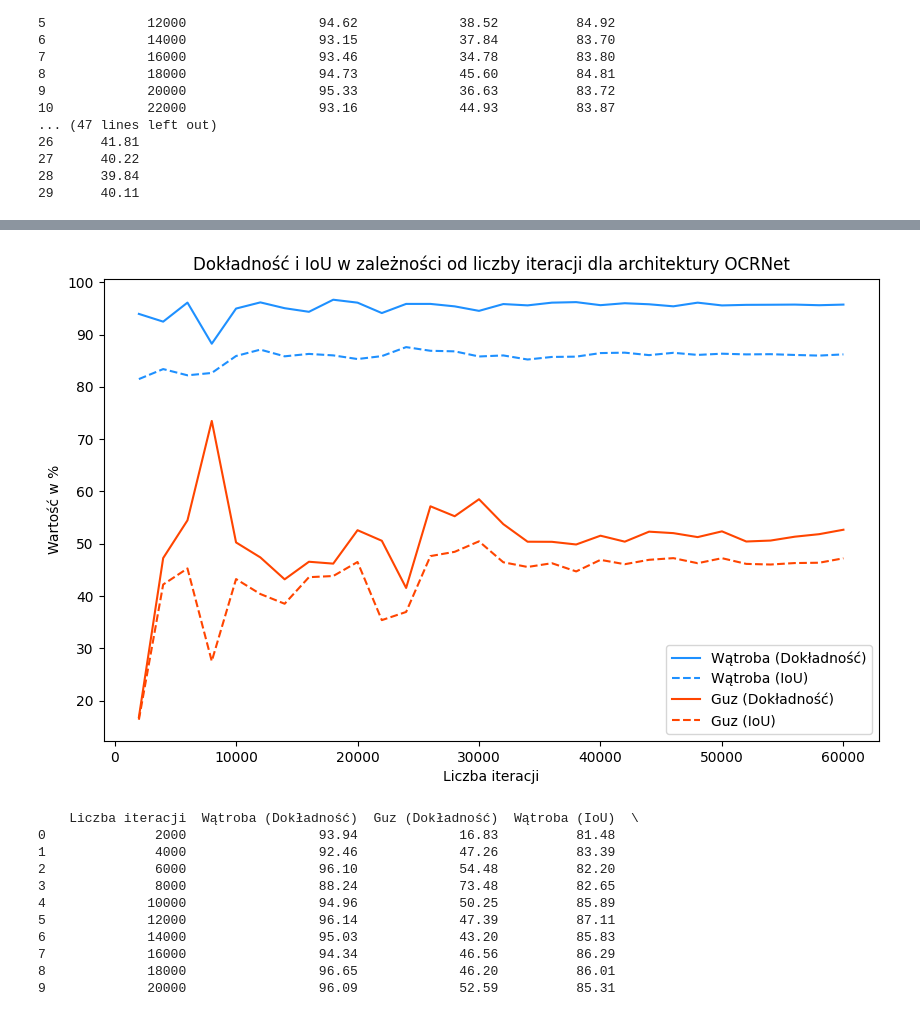
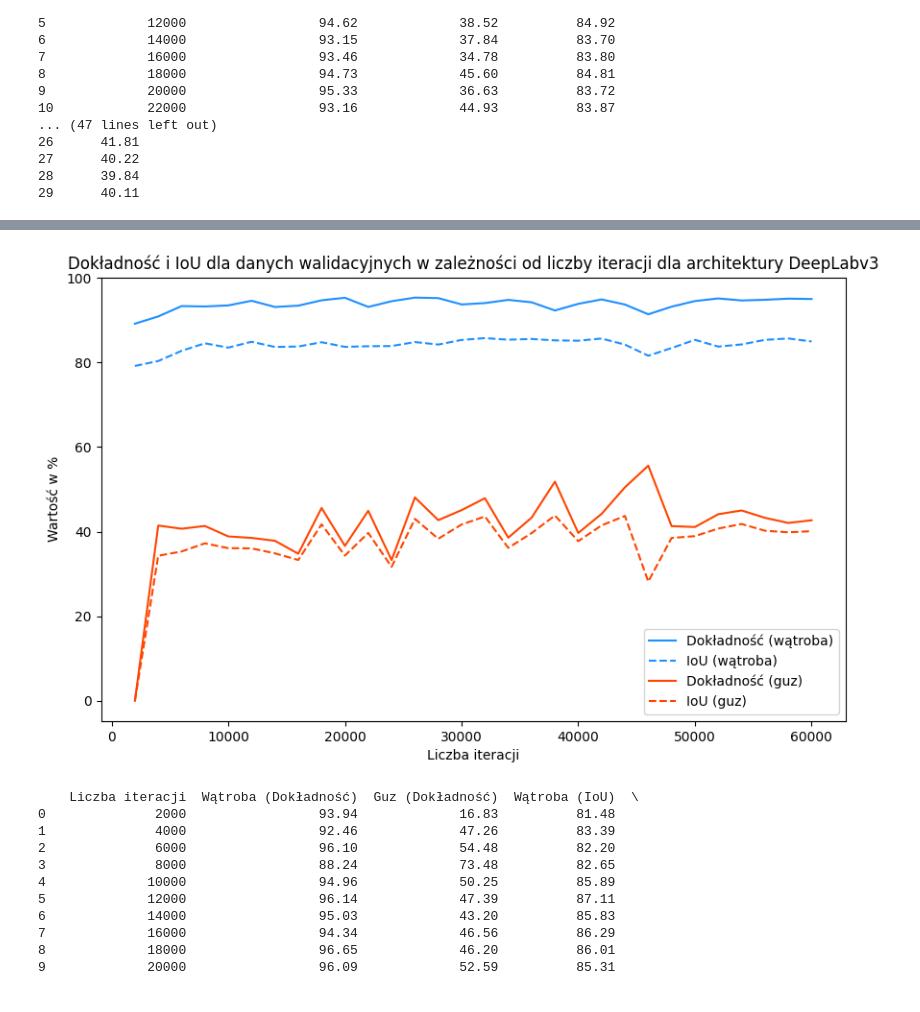
Before and after one commit to budzynskaJ/LiverCancerSeg-Volume, a Jupyter notebook: graphs.ipynb, the cells around one changed output, grey strips where cells are left out. Saved outputs shown, nothing was run; the diff lists cells and outputs as text; code cells hidden in the pictures.

```diff
--- a/graphs.ipynb
+++ b/graphs.ipynb
@@ -271,7 +251,7 @@ import matplotlib.pyplot as plt
 
 column_names = ["Liczba iteracji", "Wątroba (Dokładność)", "Guz (Dokładność)", "Wątroba (IoU)", "Guz (IoU)"]
 
-deeplabv_aug = pd.read_csv('/home/budzynskaj/project/LiverCancerProject/LiverCancerSeg-Volume/ocrnet-val.txt', sep=',', header=None, names=column_names)
+deeplabv_aug = pd.read_csv('/home/budzynskaj/project/LiverCancerProject/LiverCancerSeg-Volume/deeplabv-aug-val.txt', sep=',', header=None, names=column_names)
 
 deeplabv_aug = deeplabv_aug.apply(pd.to_numeric)
 
@@ -298,29 +278,25 @@ print(deeplabv_aug)
 # %%
 import matplotlib.pyplot as plt
 
-# Create line charts for accuracy and IoU of each organ
 plt.figure(figsize=(10, 6))
 
 # Wątroba
-plt.plot(deeplabv_aug["Liczba iteracji"], deeplabv_aug["Wątroba (Dokładność)"], label="Wątroba (Dokładność)", color='dodgerblue')
-plt.plot(deeplabv_aug["Liczba iteracji"], deeplabv_aug["Wątroba (IoU)"], label="Wątroba (IoU)", color = 'dodgerblue', linestyle='--')
+plt.plot(deeplabv_aug["Liczba iteracji"], deeplabv_aug["Wątroba (Dokładność)"], label="Dokładność (wątroba)", color='dodgerblue')
+plt.plot(deeplabv_aug["Liczba iteracji"], deeplabv_aug["Wątroba (IoU)"], label="IoU (wątroba)", color = 'dodgerblue', linestyle='--')
 
 # Guz
-plt.plot(deeplabv_aug["Liczba iteracji"], deeplabv_aug["Guz (Dokładność)"], label="Guz (Dokładność)", color='orangered')
-plt.plot(deeplabv_aug["Liczba iteracji"], deeplabv_aug["Guz (IoU)"], label="Guz (IoU)", color='orangered', linestyle='--')
+plt.plot(deeplabv_aug["Liczba iteracji"], deeplabv_aug["Guz (Dokładność)"], label="Dokładność (guz)", color='orangered')
+plt.plot(deeplabv_aug["Liczba iteracji"], deeplabv_aug["Guz (IoU)"], label="IoU (guz)", color='orangered', linestyle='--')
 
-# Add labels and title
 plt.xlabel("Liczba iteracji")
 plt.ylabel("Wartość w %")
-plt.title("Dokładność i IoU w zależności od liczby iteracji dla architektury OCRNet")
+plt.title("Dokładność i IoU dla danych walidacyjnych w zależności od liczby iteracji dla architektury DeepLabv3")
 
-# Add legend
 plt.legend()
 
-# Show the plot
 plt.show()
 # %% [output]
-[figure, old version]
+[figure, new version]
 # %%
 import pandas as pd
 import matplotlib.pyplot as plt
```
Also changed, not shown: parts of 8 cells of this notebook.
